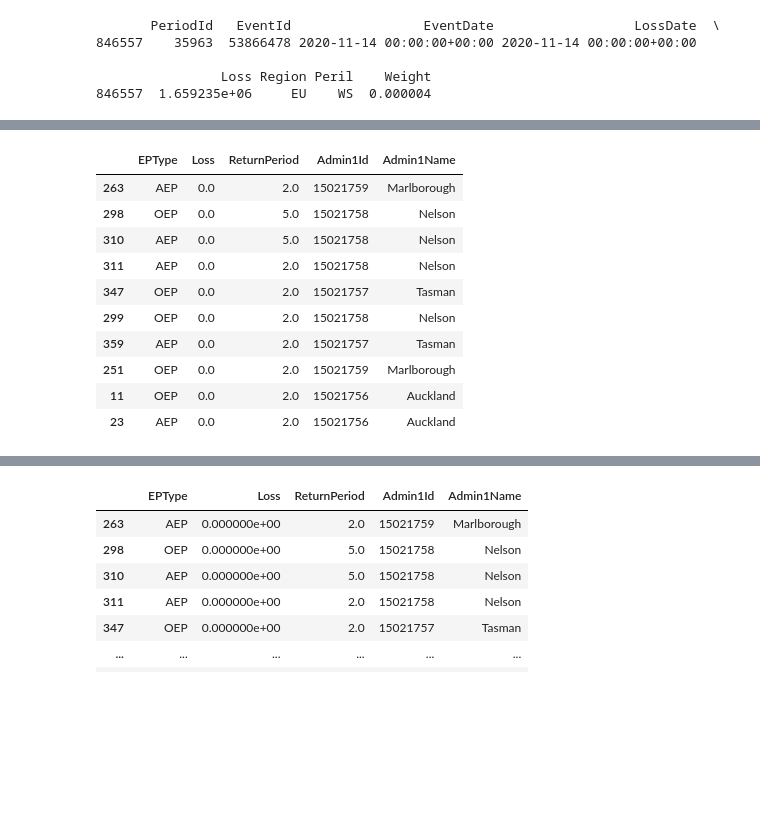
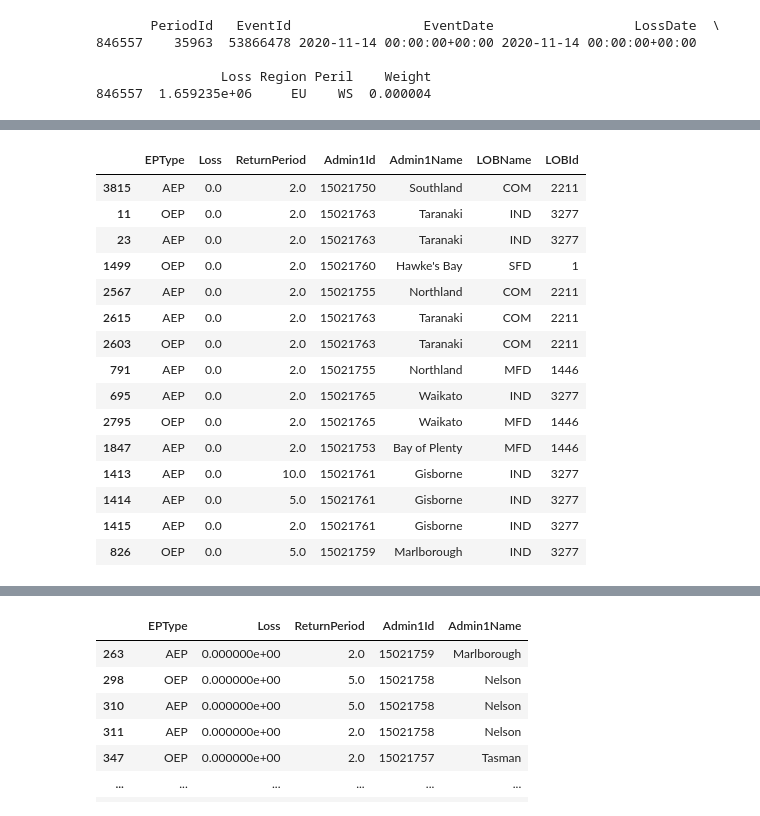
Before and after one commit to Rishinr1/ILC_TASK_2_RESOLUTION, a Jupyter notebook: check_df.ipynb, the cells around one changed output, grey strips where cells are left out. Saved outputs shown, nothing was run; the diff lists cells and outputs as text; code cells hidden in the pictures; blank space fills up the shorter version.

```diff
--- a/check_df.ipynb
+++ b/check_df.ipynb
@@ -211,8 +211,8 @@ def read_and_process_parquet_files(directory):
     return combined_df
 
 # Directory path
-dir6 = r'D:\RISHIN\TESTING\TEST_15\ILC2024_NZFL_EP_PLA_NZD_Losses\EP\Admin1\GR'
-dir7 = r'D:\RISHIN\TESTING\TEST_15\ILC2024_NZFL_EP_PLA_NZD_Losses\EP\Admin1\GR'
+dir6 = r'D:\RISHIN\TESTING\TEST_15\ILC2024_NZFL_EP_PLA_NZD_Losses\EP\Admin1_Lob\GU'
+dir7 = r"W:\EP\Admin1_Lob\GU"
 
 df1 = read_and_process_parquet_files(dir6)
 df2 = read_and_process_parquet_files(dir7)
@@ -264,17 +285,22 @@ df2.sort_values('Loss').head(10)
 # %%
-df2.sort_values('Loss').head(10)
+df2.sort_values('Loss').head(15)
 # %% [output]
-|  | EPType | Loss | ReturnPeriod | Admin1Id | Admin1Name |
-| 263 | AEP | 0.0 | 2.0 | 15021759 | Marlborough |
-| 298 | OEP | 0.0 | 5.0 | 15021758 | Nelson |
-| 310 | AEP | 0.0 | 5.0 | 15021758 | Nelson |
-| 311 | AEP | 0.0 | 2.0 | 15021758 | Nelson |
-| 347 | OEP | 0.0 | 2.0 | 15021757 | Tasman |
-| 299 | OEP | 0.0 | 2.0 | 15021758 | Nelson |
-| 359 | AEP | 0.0 | 2.0 | 15021757 | Tasman |
-| 251 | OEP | 0.0 | 2.0 | 15021759 | Marlborough |
-| 11 | OEP | 0.0 | 2.0 | 15021756 | Auckland |
-| 23 | AEP | 0.0 | 2.0 | 15021756 | Auckland |
+|  | EPType | Loss | ReturnPeriod | Admin1Id | Admin1Name | LOBName | LOBId |
+| 3815 | AEP | 0.0 | 2.0 | 15021750 | Southland | COM | 2211 |
+| 11 | OEP | 0.0 | 2.0 | 15021763 | Taranaki | IND | 3277 |
+| 23 | AEP | 0.0 | 2.0 | 15021763 | Taranaki | IND | 3277 |
+| 1499 | OEP | 0.0 | 2.0 | 15021760 | Hawke's Bay | SFD | 1 |
+| 2567 | AEP | 0.0 | 2.0 | 15021755 | Northland | COM | 2211 |
+| 2615 | AEP | 0.0 | 2.0 | 15021763 | Taranaki | COM | 2211 |
+| 2603 | OEP | 0.0 | 2.0 | 15021763 | Taranaki | COM | 2211 |
+| 791 | AEP | 0.0 | 2.0 | 15021755 | Northland | MFD | 1446 |
+| 695 | AEP | 0.0 | 2.0 | 15021765 | Waikato | IND | 3277 |
+| 2795 | OEP | 0.0 | 2.0 | 15021765 | Waikato | MFD | 1446 |
+| 1847 | AEP | 0.0 | 2.0 | 15021753 | Bay of Plenty | MFD | 1446 |
+| 1413 | AEP | 0.0 | 10.0 | 15021761 | Gisborne | IND | 3277 |
+| 1414 | AEP | 0.0 | 5.0 | 15021761 | Gisborne | IND | 3277 |
+| 1415 | AEP | 0.0 | 2.0 | 15021761 | Gisborne | IND | 3277 |
+| 826 | OEP | 0.0 | 5.0 | 15021759 | Marlborough | IND | 3277 |
 # %%
 import pandas as pd
 
```
Also changed, not shown: parts of 26 cells of this notebook, 5 other files.
